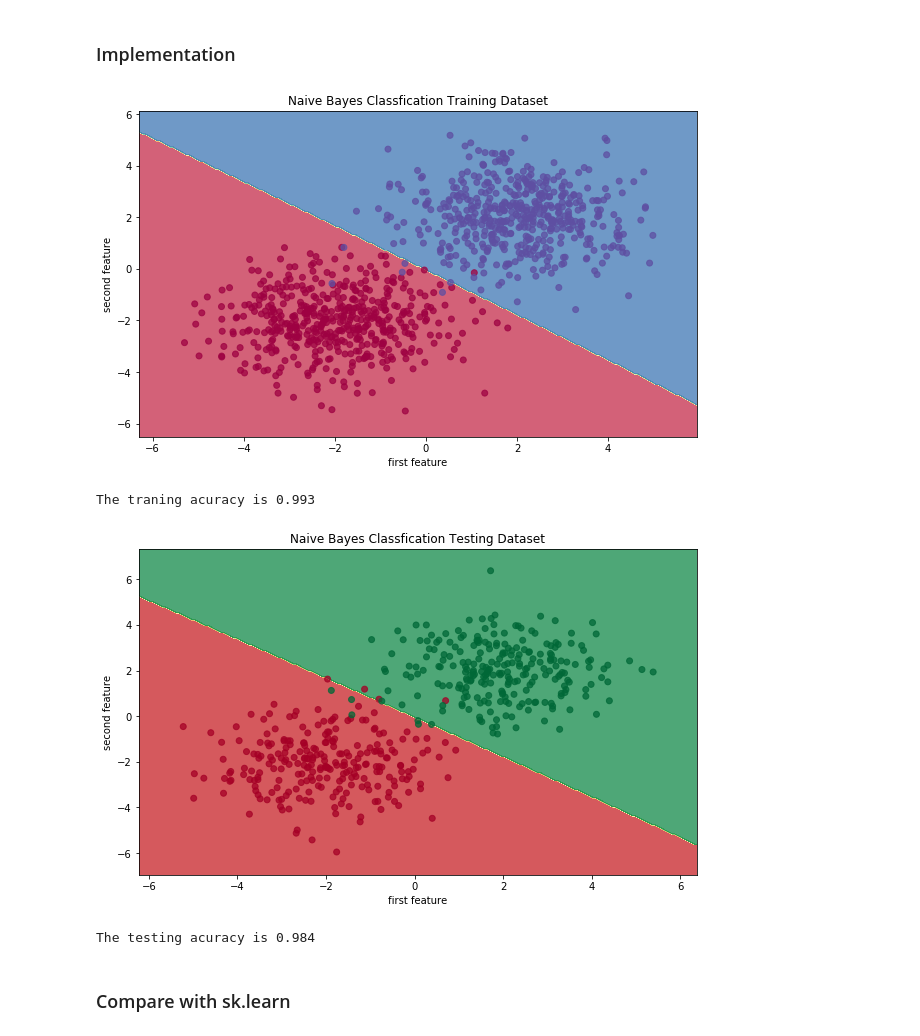
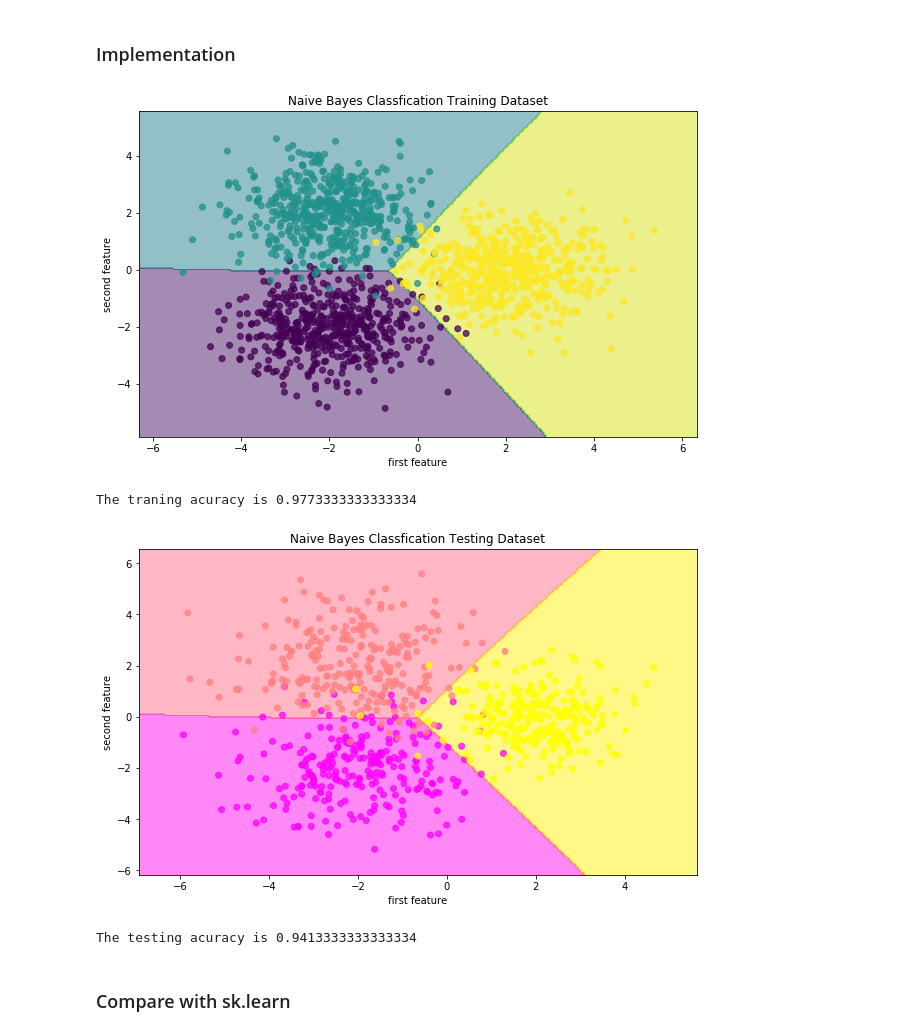
Before and after one commit to ShijieZhang0529/Naive-Bayes-Classifier-from-scratch, a Jupyter notebook: Naive Bayes.ipynb, the cells around one changed output. Cells and saved outputs as stored; diff of their text form; code cells hidden in the pictures.

```diff
--- a/Naive Bayes.ipynb
+++ b/Naive Bayes.ipynb
@@ -8,20 +8,25 @@ import matplotlib.pyplot as plt
 N = 500
 np.random.seed(2020)
 mean_class0 = np.array([-2,-2])
-cov_class0 = np.array([[1.5,0],[0,1.5]])
+cov_class0 = np.array([[1,0],[0,1]])
 x0 = np.random.multivariate_normal(mean=mean_class0, cov=cov_class0, size=N)
 y0 = np.zeros(N, dtype=int)
 
-mean_class1 = np.array([2,2])
-cov_class1 = np.array([[1.5,0],[0,1.5]])
+mean_class1 = np.array([-2,2])
+cov_class1 = np.array([[1,0],[0,1]])
 x1 = np.random.multivariate_normal(mean=mean_class1, cov=cov_class1, size=N)
 y1 = np.ones(N, dtype=int)
 
-X_train = np.vstack((x0,x1))
-y_train = np.concatenate((y0,y1))
+mean_class2 = np.array([2,0])
+cov_class2 = np.array([[1,0],[0,1]])
+x2 = np.random.multivariate_normal(mean=mean_class2, cov=cov_class2, size=N)
+y2 = np.full(N, 2, dtype=int)
+
+X_train = np.vstack((x0,x1,x2))
+y_train = np.concatenate((y0,y1,y2))
 
 fig = plt.figure(figsize=(10,6))
-plt.scatter(X_train[:,0], X_train[:,1], c=y_train, alpha=0.75, cmap=plt.cm.Spectral)
+plt.scatter(X_train[:,0], X_train[:,1], c=y_train, alpha=0.75)
 plt.xlabel("first feature")
 plt.ylabel("second feature")
 plt.title("Sample Binary Classfication Traning Dataset")
@@ -31,22 +36,27 @@ plt.show()
 # %%
 # testing set
 N = 250
-np.random.seed(123)
+np.random.seed(2019)
 mean_class0 = np.array([-2,-2])
 cov_class0 = np.array([[1.5,0],[0,1.5]])
 x0 = np.random.multivariate_normal(mean=mean_class0, cov=cov_class0, size=N)
 y0 = np.zeros(N, dtype=int)
 
-mean_class1 = np.array([2,2])
+mean_class1 = np.array([-2,2])
 cov_class1 = np.array([[1.5,0],[0,1.5]])
 x1 = np.random.multivariate_normal(mean=mean_class1, cov=cov_class1, size=N)
 y1 = np.ones(N, dtype=int)
 
-X_test = np.vstack((x0,x1))
-y_test = np.concatenate((y0,y1))
+mean_class2 = np.array([2,0])
+cov_class2 = np.array([[1,0],[0,1]])
+x2 = np.random.multivariate_normal(mean=mean_class2, cov=cov_class2, size=N)
+y2 = np.full(N, 2, dtype=int)
+
+X_test = np.vstack((x0,x1,x2))
+y_test = np.concatenate((y0,y1,y2))
 
 fig = plt.figure(figsize=(10,6))
-plt.scatter(X_test[:,0], X_test[:,1], c=y_test, alpha=0.75, cmap=plt.cm.RdYlGn)
+plt.scatter(X_test[:,0], X_test[:,1], c=y_test, alpha=0.75, cmap=plt.cm.spring)
 plt.xlabel("first feature")
 plt.ylabel("second feature")
 plt.title("Sample Binary Classfication Testing Dataset")
@@ -105,7 +115,10 @@ class Naive_Bayes():
                 for j in range(len(obs)):
                     likelihood *= Naive_Bayes.Gussian_density(obs[j], mean[j], np.sqrt(var[j]))
                 prob[label].append(likelihood * prior)
-        label_pred = 1* (np.array(prob[1]) > np.array(prob[0]))
+        probility = [v for v in prob.values()]
+        labels = [label for label in prob]
+        label_pred = [labels[i] for i in np.argmax(probility, axis=0)]
+        label_pred = np.array(label_pred)
         return label_pred
 # %%
 # fit the model and predict
@@ -122,41 +135,41 @@ X_grid = np.column_stack((x0_features.flatten(), x1_features.flatten()))
 grid_pred = nb.predict(X_grid)
 grid_pred = grid_pred.reshape(x0_features.shape)
 fig = plt.figure(figsize=(10,6))
-plt.contourf(x0_features, x1_features, grid_pred, alpha=0.75, cmap=plt.cm.Spectral)
-plt.scatter(X_train[:,0], X_train[:,1], c=y_train, alpha=0.75, cmap=plt.cm.Spectral)
+plt.contourf(x0_features, x1_features, grid_pred, alpha=0.5)
+plt.scatter(X_train[:,0], X_train[:,1], c=y_train, alpha=0.75)
 plt.xlabel("first feature")
 plt.ylabel("second feature")
 plt.title("Naive Bayes Classfication Training Dataset")
 plt.show()
 # %% [output]
-[figure, old version]
+[figure, new version]
 # %%
 accuracy_train = sum(y_train == y_pred_train) / len(y_train)
 print("The traning acuracy is {}".format(accuracy_train))
 # %% [output]
-The traning acuracy is 0.993
+The traning acuracy is 0.9773333333333334
 # %%
 # Visulize the testing set results
 x0_features = np.arange(X_test[:, 0].min() - 1, X_test[:, 0].max() + 1, 0.05)
 x1_features = np.arange(X_test[:, 1].min() - 1, X_test[:, 1].max() + 1, 0.05)
 x0_features, x1_features = np.meshgrid(x0_features, x1_features)
 X_grid = np.column_stack((x0_features.flatten(), x1_features.flatten()))
 grid_pred = nb.predict(X_grid)
 grid_pred = grid_pred.reshape(x0_features.shape)
 fig = plt.figure(figsize=(10,6))
-plt.contourf(x0_features, x1_features, grid_pred, alpha=0.75, cmap=plt.cm.RdYlGn)
-plt.scatter(X_test[:,0], X_test[:,1], c=y_test, alpha=0.75, cmap=plt.cm.RdYlGn)
+plt.contourf(x0_features, x1_features, grid_pred, alpha=0.5, cmap=plt.cm.spring)
+plt.scatter(X_test[:,0], X_test[:,1], c=y_test, alpha=0.75, cmap=plt.cm.spring)
 plt.xlabel("first feature")
 plt.ylabel("second feature")
 plt.title("Naive Bayes Classfication Testing Dataset")
 plt.show()
 # %% [output]
-[figure, old version]
+[figure, new version]
 # %%
 accuracy_test = sum(y_test == y_pred_test) / len(y_test)
 print("The testing acuracy is {}".format(accuracy_test))
 # %% [output]
-The testing acuracy is 0.984
+The testing acuracy is 0.9413333333333334
 # %% [markdown]
 ### Compare with sk.learn
 # %%
```
Also changed, not shown: parts of 6 cells of this notebook.
